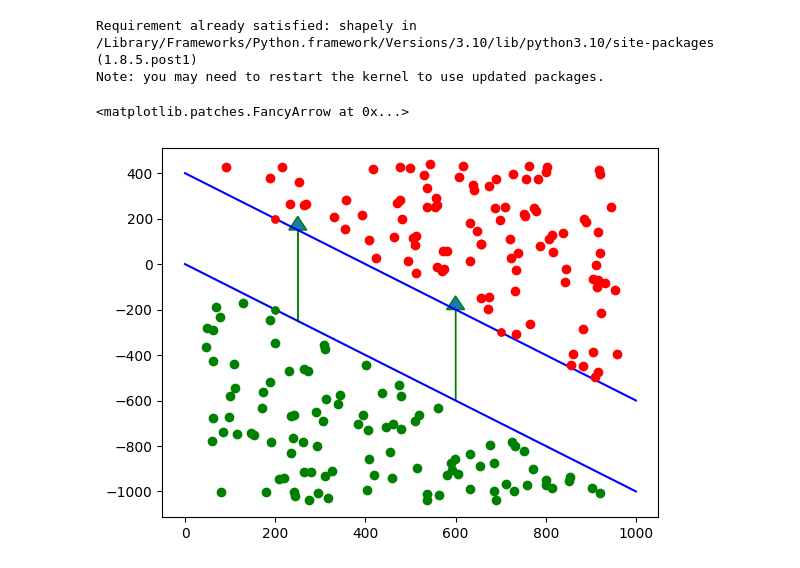
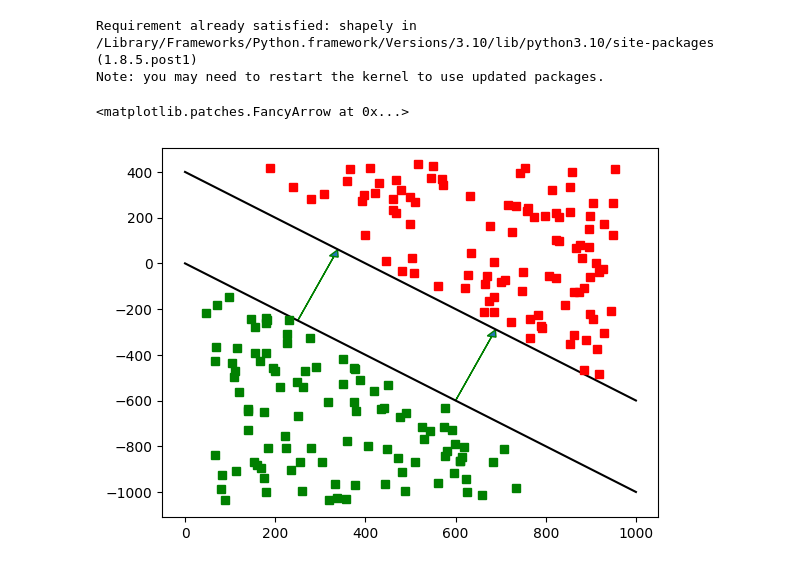
Before and after one commit to peterkrull/p7-ml-refrigeration-fault-detection, a Jupyter notebook: Python/SVM_Plots/SVM_Plots_4_1.ipynb, the cells around one changed output. Saved outputs shown, nothing was run; the diff lists cells and outputs as text; code cells hidden in the pictures.

Commit message:
updated the plots

```diff
--- a/Python/SVM_Plots/SVM_Plots_4_1.ipynb
+++ b/Python/SVM_Plots/SVM_Plots_4_1.ipynb
@@ -17,53 +17,41 @@ def Random_Points_in_Polygon(polygon, number):
         pnt = Point(np.random.uniform(minx, maxx), np.random.uniform(miny, maxy))
         if polygon.contains(pnt):
             points.append(pnt)
     return points
 
 x = np.arange(0, 1000, 0.1, dtype=np.double)
 y1=-x
 y3=-x+400
-plt.plot(x, y1, 'b', label='line 0')
-plt.plot(x, y3, 'b', label='line 2')
-
-px=200
-plt.plot(px, -px, 'go', markersize=5)
-plt.plot(px, -px+400, 'ro', markersize=5)
-px=700
-plt.plot(px, -px+400, 'ro', markersize=5)
-
-px=200
-plt.plot(px, -px, 'go', markersize=5)
-plt.plot(px, -px+400, 'ro', markersize=5)
-px=700
-plt.plot(px, -px+400, 'ro', markersize=5)
+plt.plot(x, y1, 'k', label='line 0')
+plt.plot(x, y3, 'k', label='line 2')
 
 u=40
 polygon = Polygon([[min(x+u), max(y3+u)],[max(x-u), max(y3+u)],[max(x-u), min(y3+u)],[min(x+u), max(y3+u)]])
 points = Random_Points_in_Polygon(polygon, 100)
 
 xs = [point.x for point in points]
 ys = [point.y for point in points]
 
-plt.plot(xs, ys, 'ro', label='line 3')
+plt.plot(xs, ys, 'rs', label='line 3')
 
 
 
 polygon2 = Polygon([[min(x+u), max(y1-u)],[min(x+u), min(y1-u)],[max(x-u), min(y1-u)],[min(x+u), max(y1-u)]])
 points2 = Random_Points_in_Polygon(polygon2, 100)
 xs2 = [point2.x for point2 in points2]
 ys2 = [point2.y for point2 in points2]
 
-plt.plot(xs2, ys2, 'go', label='line 4')
+plt.plot(xs2, ys2, 'gs', label='line 4')
 
 
 pu=250
-xu1=pu
-yu1=-pu+400
-plt.arrow(pu, -pu, -pu+xu1, pu+yu1, head_width = 40, width = 0.05, ec ='green')
+#plt.arrow(pu, -pu, 100, 300, head_width = 20, width = 0.05, ec ='green')
+plt.arrow(pu, -pu, 80, 280, head_width = 20, width = 0.05, ec ='green')
 pu=600
-xu2=pu
-yu2=-pu+400
-plt.arrow(pu, -pu, -pu+xu2, pu+yu2, head_width = 40, width = 0.05, ec ='green')
+plt.arrow(pu, -pu, 80, 280, head_width = 20, width = 0.05, ec ='green')
+#xu2=pu
+#yu2=-pu+400
+#plt.arrow(pu, -pu, -pu+xu2, pu+yu2, head_width = 40, width = 0.05, ec ='green')
 # %% [output]
 <matplotlib.patches.FancyArrow at 0x...>
-[figure, old version]
+[figure, new version]
```
Also changed, not shown: parts of 1 cell of this notebook, 1 other file.
